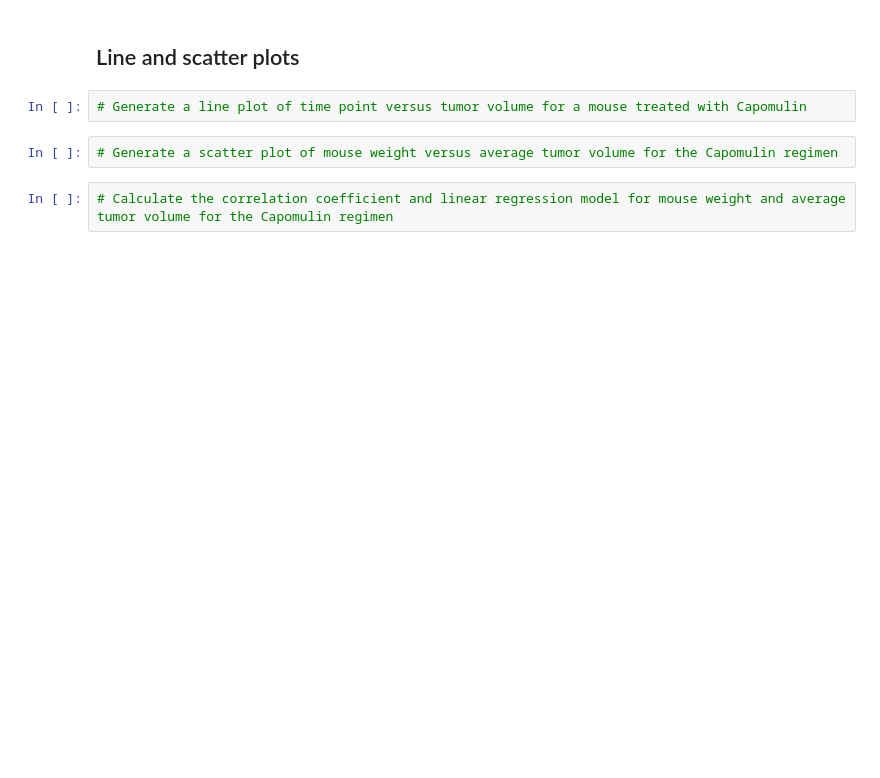
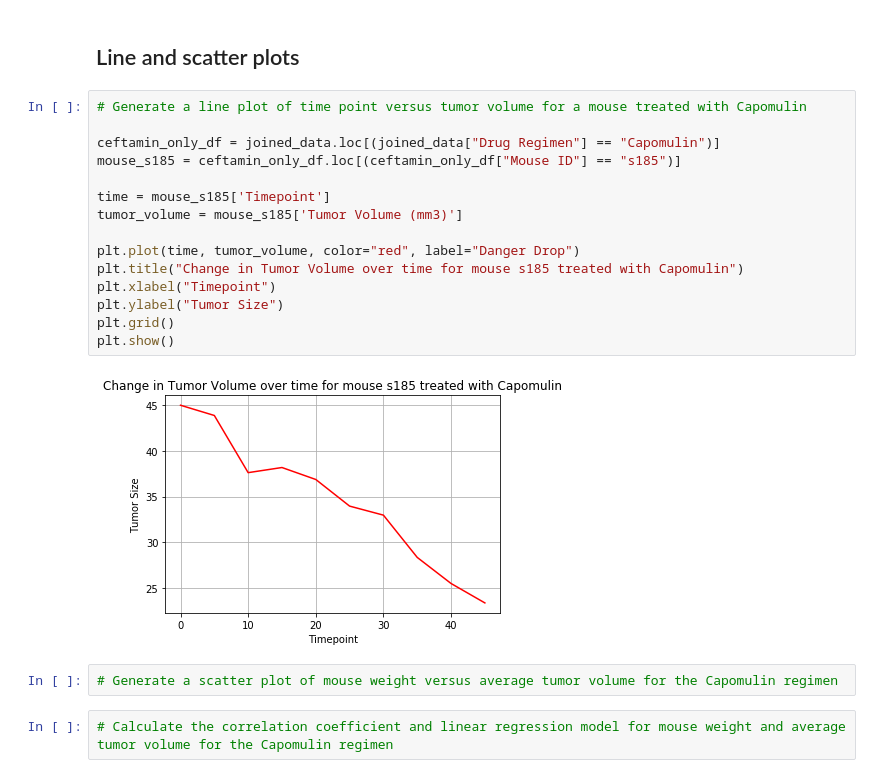
Before and after one commit to Tbwheeler94/Pymaceuticals-Challenge, a Jupyter notebook: Pymaceuticals-Challenge/Pymaceuticals_Challenge_Script.ipynb, the cells around one changed output. Cells and saved outputs as stored; diff of their text form; blank space fills up the shorter version.

```diff
--- a/Pymaceuticals-Challenge/Pymaceuticals_Challenge_Script.ipynb
+++ b/Pymaceuticals-Challenge/Pymaceuticals_Challenge_Script.ipynb
@@ -163,7 +258,22 @@ top_4_last = top_4_df.last()
 # %% [markdown]
 ## Line and scatter plots
-# %%
-# Generate a line plot of time point versus tumor volume for a mouse treated with Capomulin
+# %%
+# Generate a line plot of time point versus tumor volume for a mouse treated with Capomulin
+
+ceftamin_only_df = joined_data.loc[(joined_data["Drug Regimen"] == "Capomulin")]
+mouse_s185 = ceftamin_only_df.loc[(ceftamin_only_df["Mouse ID"] == "s185")]
+
+time = mouse_s185['Timepoint']
+tumor_volume = mouse_s185['Tumor Volume (mm3)']
+
+plt.plot(time, tumor_volume, color="red", label="Danger Drop")
+plt.title("Change in Tumor Volume over time for mouse s185 treated with Capomulin")
+plt.xlabel("Timepoint")
+plt.ylabel("Tumor Size")
+plt.grid()
+plt.show()
+# %% [output]
+[figure, added]
 # %%
 # Generate a scatter plot of mouse weight versus average tumor volume for the Capomulin regimen
 # %%
```
Also changed, not shown: parts of 4 cells of this notebook.
